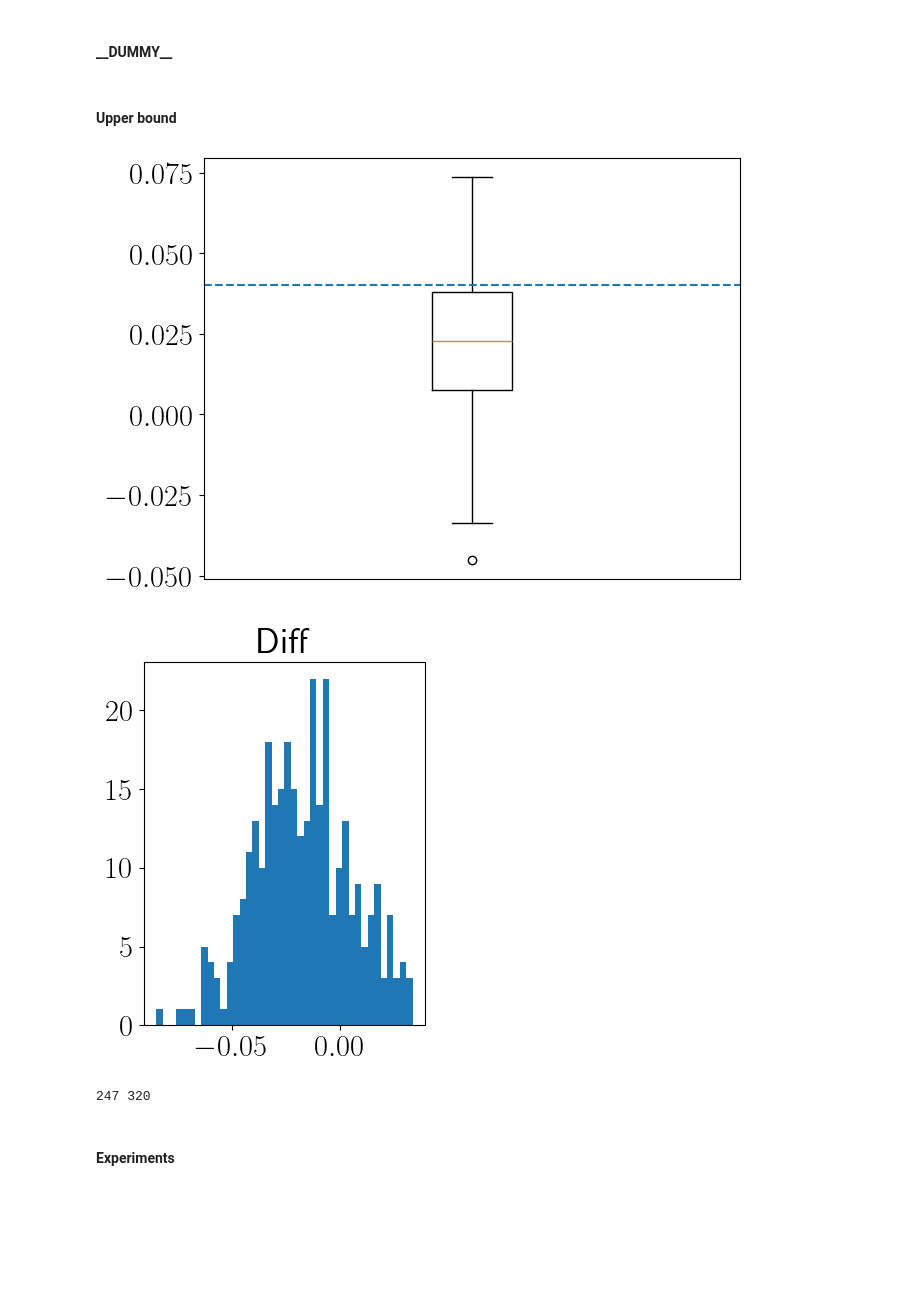
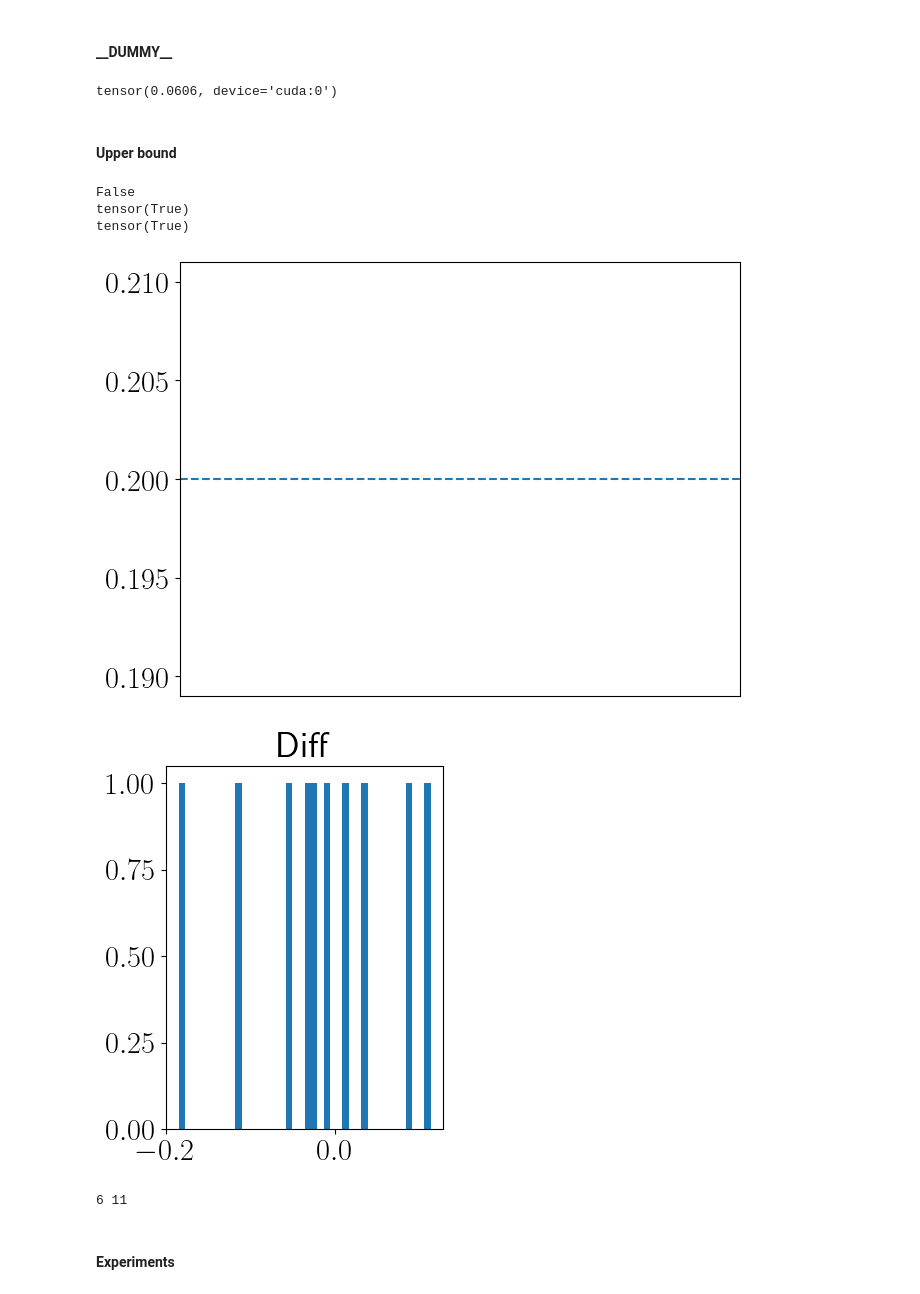
Before and after one commit to AlexanderAuras/GAMM-Overview-23, a Jupyter notebook: GAMM Overview 23.ipynb, the cells around one changed output. Drawn from its saved outputs; the diff is of its cells as text; code cells hidden in the pictures; blank space fills up the shorter version.

```diff
--- a/GAMM Overview 23.ipynb
+++ b/GAMM Overview 23.ipynb
@@ -63,7 +63,7 @@ N_VAL_SAMPLES = 256    # 16% * 1600
 N_TEST_SAMPLES = 320   # 20% * 1600
 NOISE_LEVEL_VALTEST = 0.03 # 0.0
 NOISE_LEVEL_TRAIN = NOISE_LEVEL_VALTEST # 0.0
-BATCH_SIZE = 128
+BATCH_SIZE = 1  ################################     #128
 
 DATA_SIZE = 1024
 MEASUREMENT_SIZE = 512
@@ -392,6 +394,10 @@ def tv_pdhg2(noisy_measurement: Tensor) -> Tuple[Tensor,float]:
     return x, F.mse_loss(A(x), noisy_measurement).item() + TV_ALPHA*total_variation(x).item(), None
 # %% [markdown]
 #### \_\_DUMMY\_\_
+# %%
+print((MEASUREMENT_SIZE*TV_ADV_EPSILON**2)**0.5/torch.pow(test_dataset[0][0],2.0).sum().sqrt())
+# %% [output]
+tensor(0.0606, device='cuda:0')
 # %% [markdown]
 #### Upper bound
 # %%
@@ -425,3 +523,13 @@ values = 2.0*torch.tensor(values)/MEASUREMENT_SIZE
+# %%
+print((values < 0).any().item())
+print(values.isnan().any())
+print(torch.sqrt(values).isnan().any())
+# %% [output]
+False
+tensor(True)
+tensor(True)
+# %%
+values = torch.sqrt(values)
 # %%
 """plt.subplots(figsize=(7,5),sharey=True)
 plt.boxplot(values.flatten(), positions=[0.5])
@@ -434,24 +542,24 @@ plt.show()"""
 plt.subplots(figsize=(7,5),sharey=True)
 plt.boxplot(values.flatten(), positions=[0.5])
 plt.xticks([])
-plt.plot(torch.linspace(0.0, 1.0, 10), torch.full((10,), TV_ADV_EPSILON**2), "--")
+plt.plot(torch.linspace(0.0, 1.0, 10), torch.full((10,), TV_ADV_EPSILON), "--")
 plt.tight_layout()
 plt.show()
 # %% [output]
-[figure, old version]
+[figure, new version]
 # %%
 #diff = (values-bounds).flatten()
-diff = (values-TV_ADV_EPSILON**2).flatten()
+diff = (values-TV_ADV_EPSILON).flatten()
 plt.figure(figsize=(7,5))
 plt.subplot(1,2,1)
 plt.title("Diff")
 plt.hist(diff, bins=40)
 plt.tight_layout()
 plt.show()
 print((diff<0).sum().item(), diff.numel())
 # %% [output]
-[figure, old version]
+[figure, new version]
-247 320
+6 11
 # %% [markdown]
 #### Experiments
 # %%
```
Also changed, not shown: parts of 15 cells of this notebook, 1 other file.
